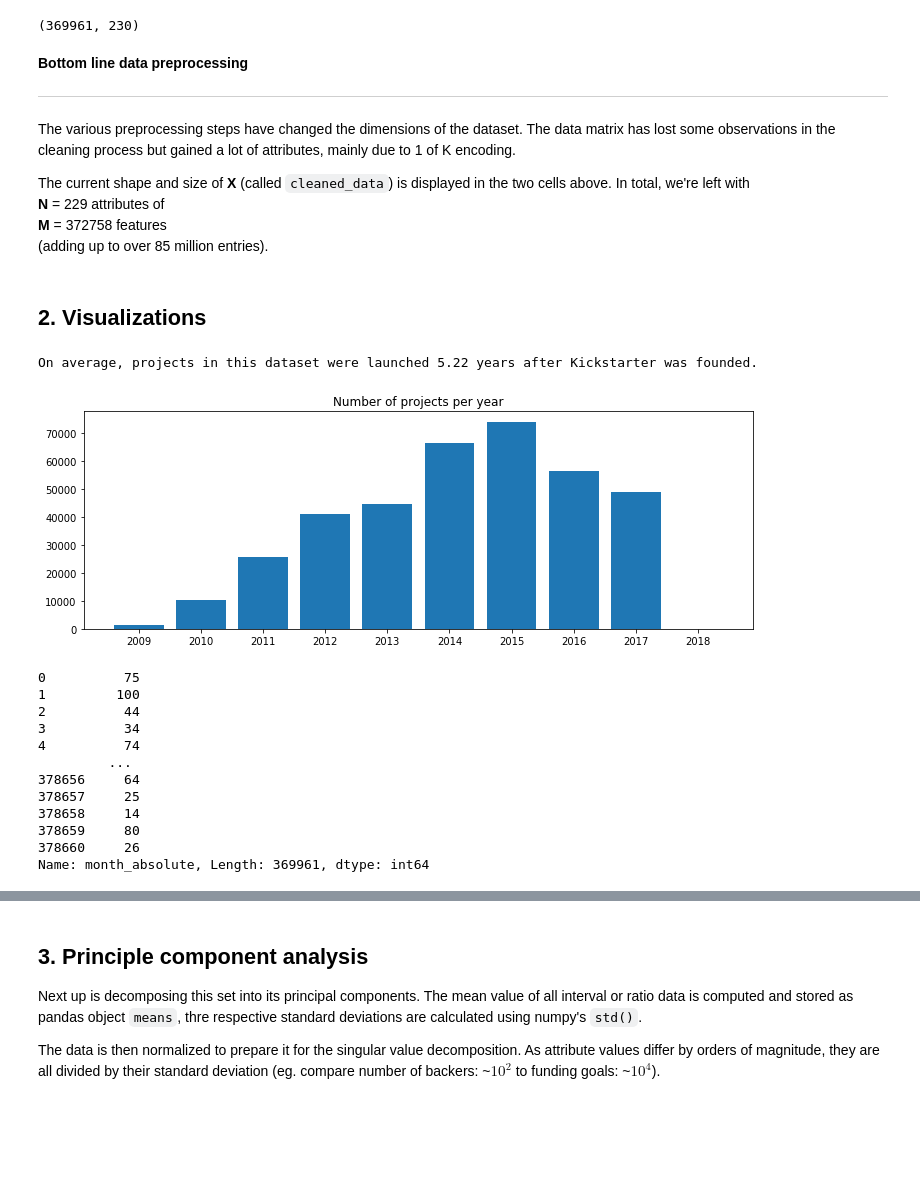
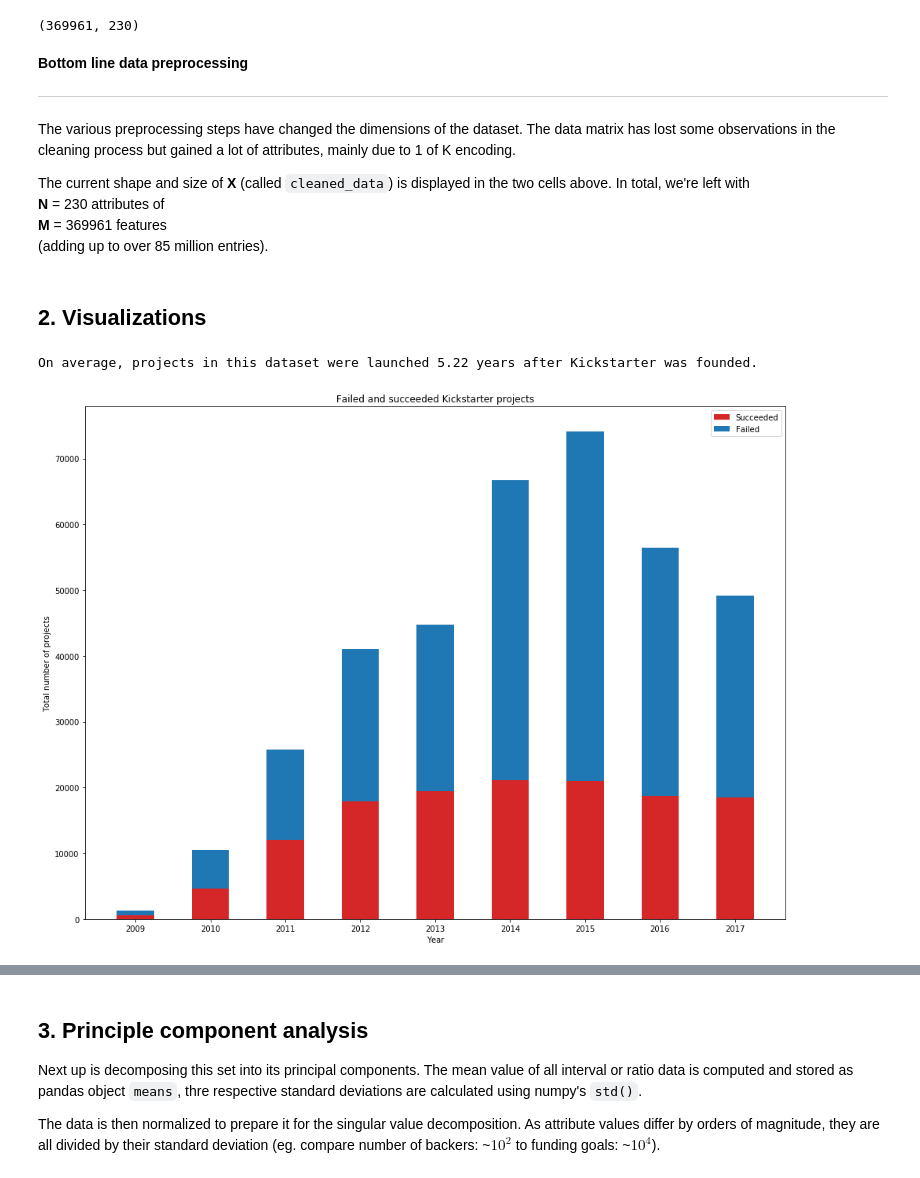
Before and after one commit to dtubfg/Machine-Learning-project-1, a Jupyter notebook: PCA_Kickstarter.ipynb, the cells around one changed output, grey strips where cells are left out. Drawn from its saved outputs; the diff is of its cells as text; code cells hidden in the pictures; blank space fills up the shorter version.

Commit message:
Plot with success/failure ratio

```diff
--- a/PCA_Kickstarter.ipynb
+++ b/PCA_Kickstarter.ipynb
@@ -564,44 +568,36 @@ np.shape(cleaned_data)
 The various preprocessing steps have changed the dimensions of the dataset. The data matrix has lost some observations in the cleaning process but gained a lot of attributes, mainly due to 1 of K encoding.
 
 The current shape and size of __X__ (called `cleaned_data`) is displayed in the two cells above. In total, we're left with
-**N** = 229 attributes of
-**M** = 372758 features
+**N** = 230 attributes of
+**M** = 369961 features
 (adding up to over 85 million entries).
 # %% [markdown]
 ## 2. Visualizations
 # %%
 # In which year did projects start?
 
 # create a list of indices to address the individual years
 yearlaunched_index_ = list('yearlaunched_' + str(yr_sort[i]) for i in range(len(yr_sort)))
 
 # sum up number of projects per year and store in list
 projects_per_year = list(cleaned_data[yearlaunched_index_[year]].sum() for year in range(len(yr_sort)))
 
 # calculate mean launchyear relative to Kickstarter founding.
-years_after_launch = np.arange(10)
+years_after_launch = np.arange(9)
 mean_launchyear = sum(projects_per_year*years_after_launch)/sum(projects_per_year)
 print('On average, projects in this dataset were launched', \
       '%.2f' % mean_launchyear, 'years after Kickstarter was founded.')
 
-fig, ax = plt.subplots(figsize=(12,4))
-ax.bar(yr_sort, projects_per_year)
-ax.set(title='Number of projects per year', xticks=yr_sort);
+
+
+successful_projects = cleaned_data[cleaned_data['state_successful'] == 1]
+
+successes_per_year = list(successful_projects[yearlaunched_index_[year]].sum() for year in range(len(yr_sort)))
+
+projects = np.asarray(projects_per_year)
+successes = np.asarray(successes_per_year)
+
+fails = projects - successes
 # %% [output]
 On average, projects in this dataset were launched 5.22 years after Kickstarter was founded.
-[figure, old version]
+[figure, new version]
-# %%
-cleaned_data['month_absolute']
-# %% [output]
-0          75
-1         100
-2          44
-3          34
-4          74
-         ...
-378656     64
-378657     25
-378658     14
-378659     80
-378660     26
-Name: month_absolute, Length: 369961, dtype: int64
```
Also changed, not shown: parts of 17 cells of this notebook, 1 other file.
